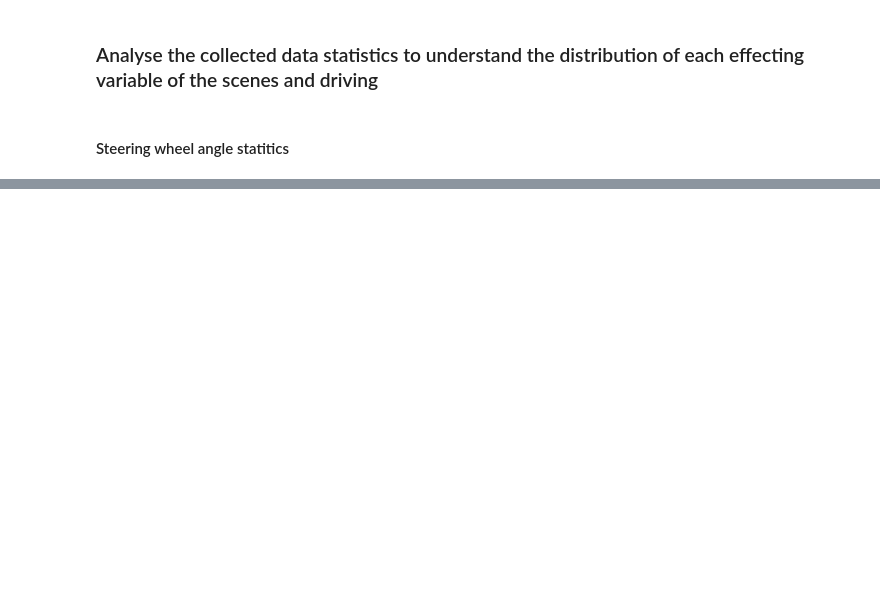
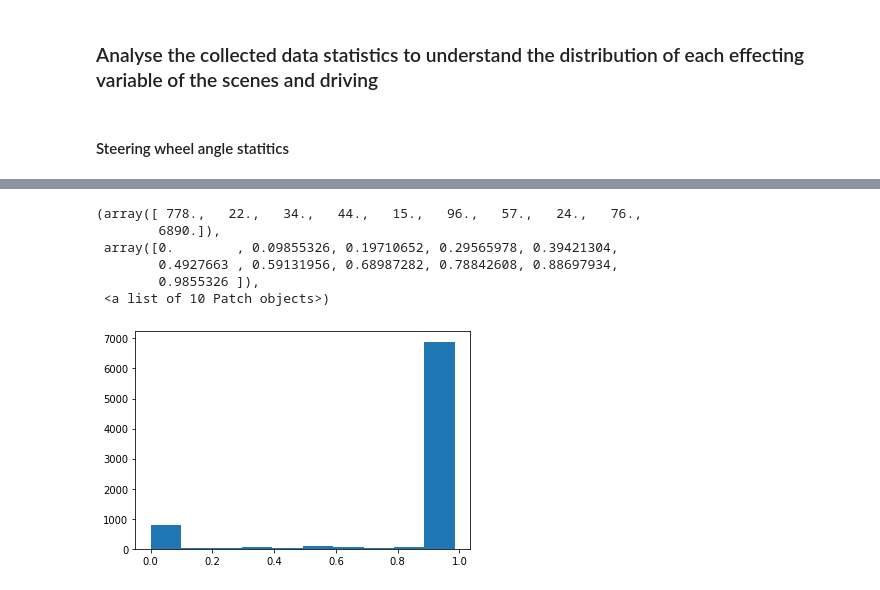
Before and after one commit to SitaramRyali/SDCND_Tensorflow, a Jupyter notebook: CarND-Behavioral-Cloning/Behavioral_Cloning_Project.ipynb, the cells around one changed output, grey strips where cells are left out. Cells and saved outputs as stored; diff of their text form; code cells hidden in the pictures; blank space fills up the shorter version.

Commit message:
DataProcess with Pd

```diff
--- a/CarND-Behavioral-Cloning/Behavioral_Cloning_Project.ipynb
+++ b/CarND-Behavioral-Cloning/Behavioral_Cloning_Project.ipynb
@@ -68,0 +33,3 @@ array([22.14829 , 21.87963 ,  1.453011, ...,  1.388364,  1.377208,
+# %%
+# Import Data
+df = pd.read_csv('data/driving_log.csv')
@@ -68,0 +48,3 @@ array([22.14829 , 21.87963 ,  1.453011, ...,  1.388364,  1.377208,
+# %%
+df['steering_left'] = df.steering+0.2
+df['steering_right'] = df.steering-0.2
@@ -94,0 +76,11 @@ for line in lines[1:]:
+# %%
+#load the throttle data and analyse the statistics
+plt.hist(df.throttle)
+# %% [output]
+(array([ 778.,   22.,   34.,   44.,   15.,   96.,   57.,   24.,   76.,
+        6890.]),
+ array([0.        , 0.09855326, 0.19710652, 0.29565978, 0.39421304,
+        0.4927663 , 0.59131956, 0.68987282, 0.78842608, 0.88697934,
+        0.9855326 ]),
+ <a list of 10 Patch objects>)
+[figure, added]
```
Also changed, not shown: parts of 21 cells of this notebook.
